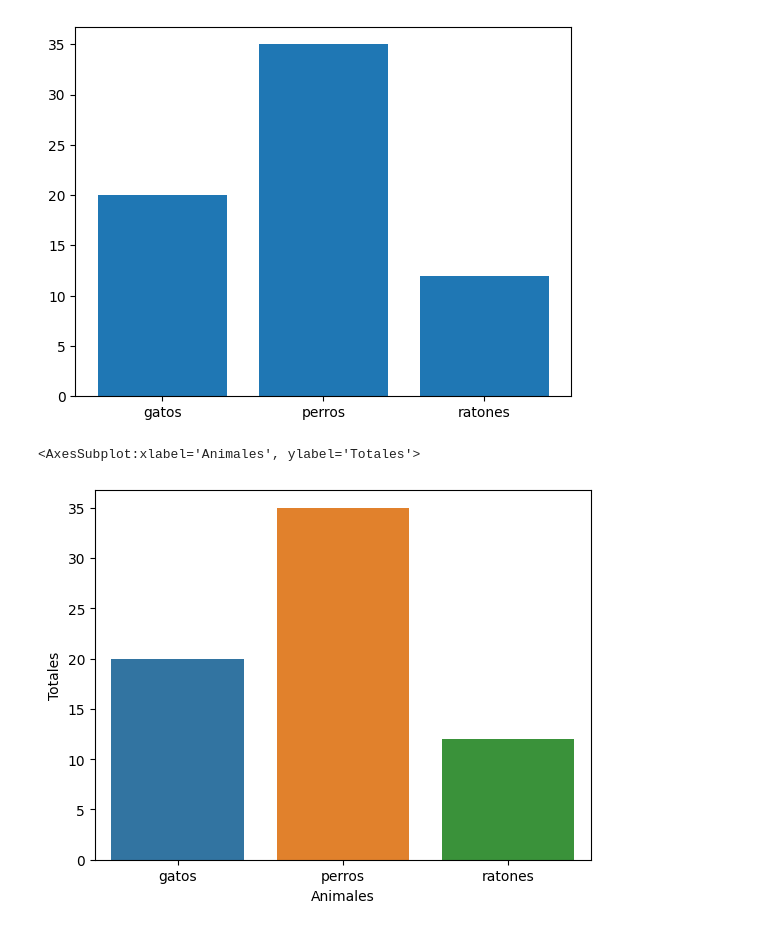
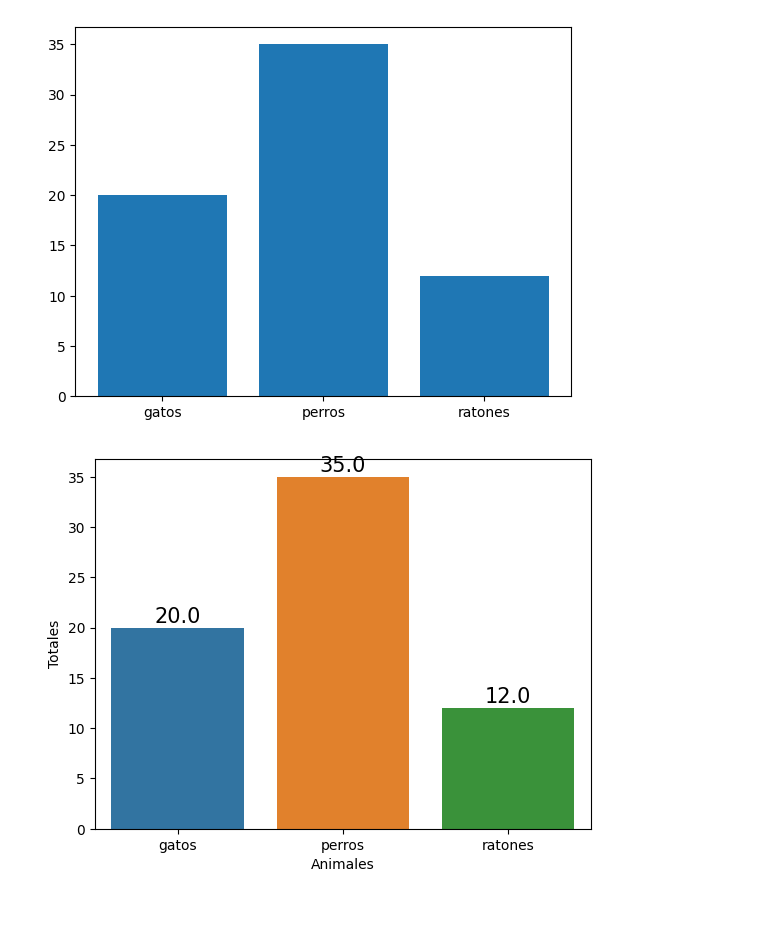
Before and after one commit to FeliipeG/Herramientas-BIGDATA_2022B, a Jupyter notebook: notebooks/0.4.fgutierrez-visualizacion_datos.ipynb, the cells around one changed output. Drawn from its saved outputs; the diff is of its cells as text; code cells hidden in the pictures.

```diff
--- a/notebooks/0.4.fgutierrez-visualizacion_datos.ipynb
+++ b/notebooks/0.4.fgutierrez-visualizacion_datos.ipynb
@@ -77,15 +77,21 @@ plt.pie([1, 2, 3], totales)
 # %%
 # Procedimiento para realizar anotaciones sobre las barras, con Seaborn.
 import seaborn as sns
 # Para ello debemos crear un DataFrame
 data = pd.DataFrame({
     'Animales': classes,
     'Totales' : totales
 })
 
 #data.head()
 
 plots = sns.barplot(x='Animales', y='Totales', data=data)
+
+for bar in plots.patches:
+    plots.annotate(format(bar.get_height(), '.1f'),
+                   (bar.get_x() + bar.get_width() / 2,
+                    bar.get_height()), ha='center', va='center',
+                   size=15, xytext=(0, 8),
+                   textcoords='offset points')
 # %% [output]
-<AxesSubplot:xlabel='Animales', ylabel='Totales'>
-[figure, old version]
+[figure, new version]
```
Also changed, not shown: parts of 1 cell of this notebook.
